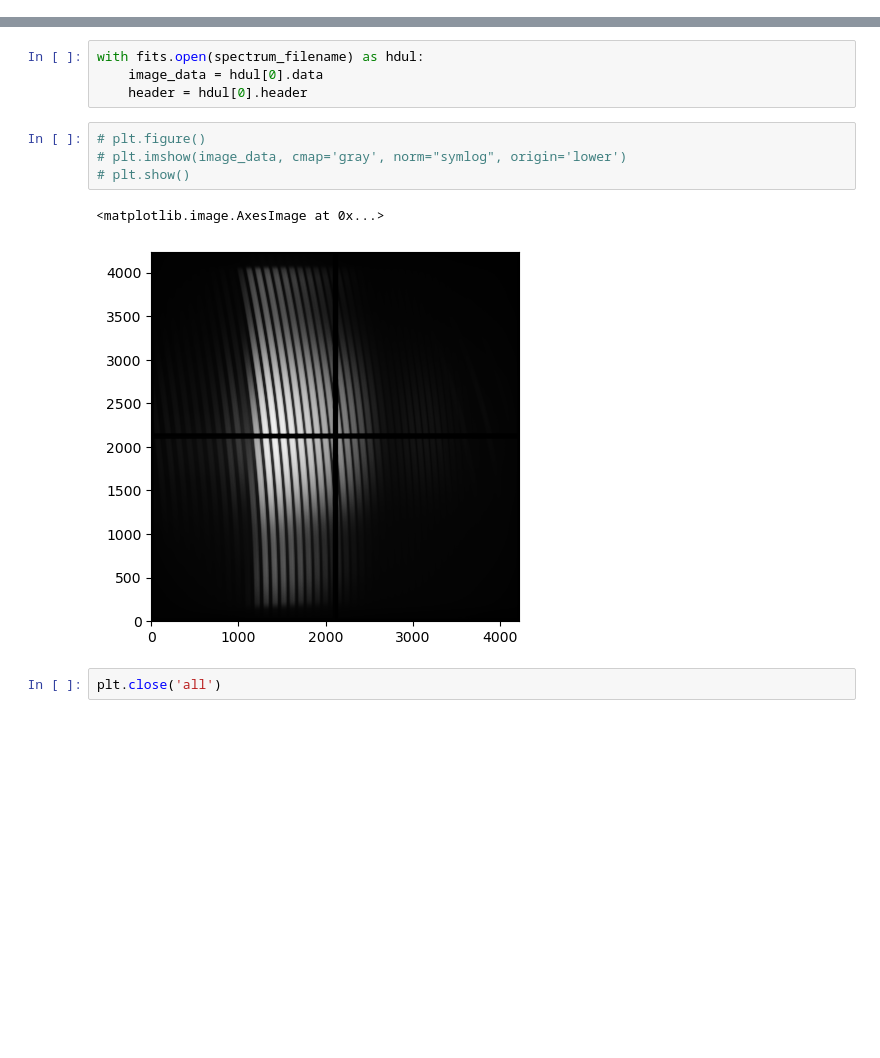
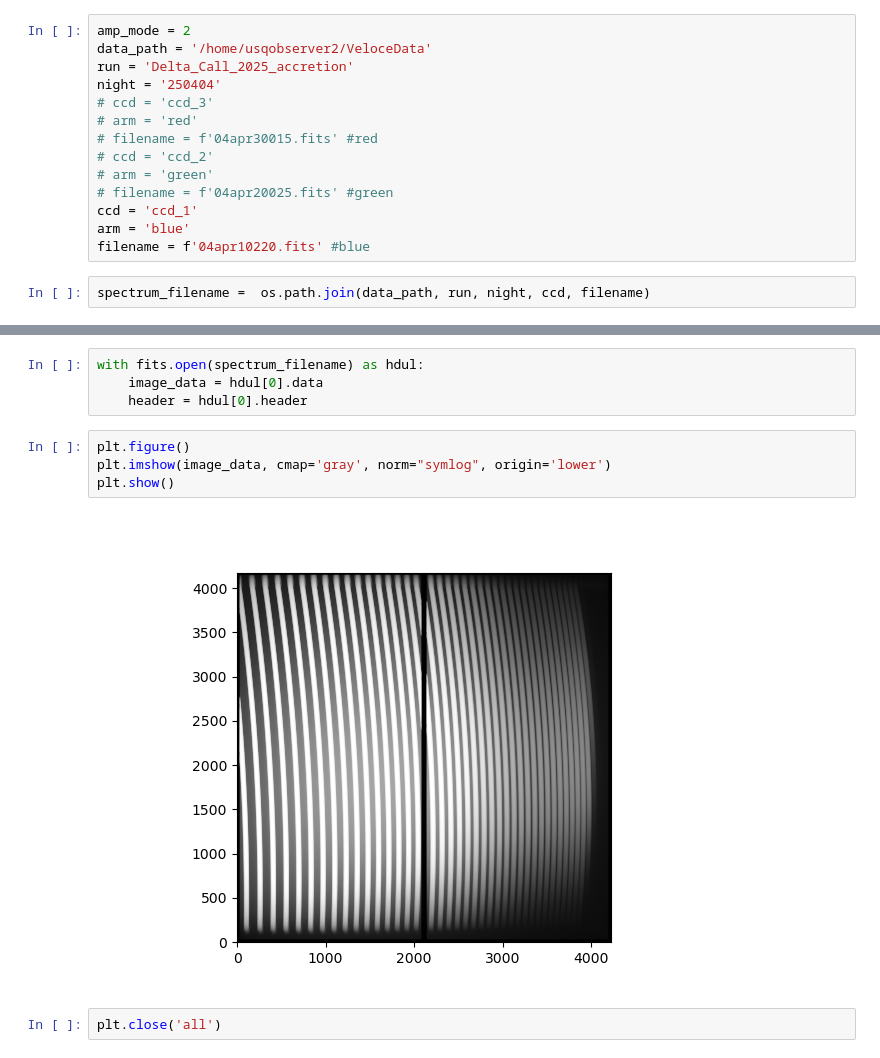
Before and after one commit to joakru-astro/veloce_reduction, a Jupyter notebook: veloce_trace.ipynb, the cells around one changed output, grey strips where cells are left out. Drawn from its saved outputs; the diff is of its cells as text; blank space fills up the shorter version.

```diff
--- a/veloce_trace.ipynb
+++ b/veloce_trace.ipynb
@@ -75,3 +77,19 @@ spectrum_filename =  os.path.join(veloce_paths.raw_dir, night, ccd, filename)
+# %%
+amp_mode = 2
+data_path = '/home/usqobserver2/VeloceData'
+run = 'Delta_Call_2025_accretion'
+night = '250404'
+# ccd = 'ccd_3'
+# arm = 'red'
+# filename = f'04apr30015.fits' #red
+# ccd = 'ccd_2'
+# arm = 'green'
+# filename = f'04apr20025.fits' #green
+ccd = 'ccd_1'
+arm = 'blue'
+filename = f'04apr10220.fits' #blue
+# %%
+spectrum_filename =  os.path.join(data_path, run, night, ccd, filename)
 # %%
 # blue master flat
 # amp_mode = 4
@@ -108,12 +126,11 @@ with fits.open(spectrum_filename) as hdul:
     image_data = hdul[0].data
     header = hdul[0].header
 # %%
-# plt.figure()
-# plt.imshow(image_data, cmap='gray', norm="symlog", origin='lower')
-# plt.show()
+plt.figure()
+plt.imshow(image_data, cmap='gray', norm="symlog", origin='lower')
+plt.show()
 # %% [output]
-<matplotlib.image.AxesImage at 0x...>
-[figure, old version]
+[figure, new version]
 # %%
 plt.close('all')
 # %% [markdown]
```
Also changed, not shown: parts of 23 cells of this notebook, 7 other files.
